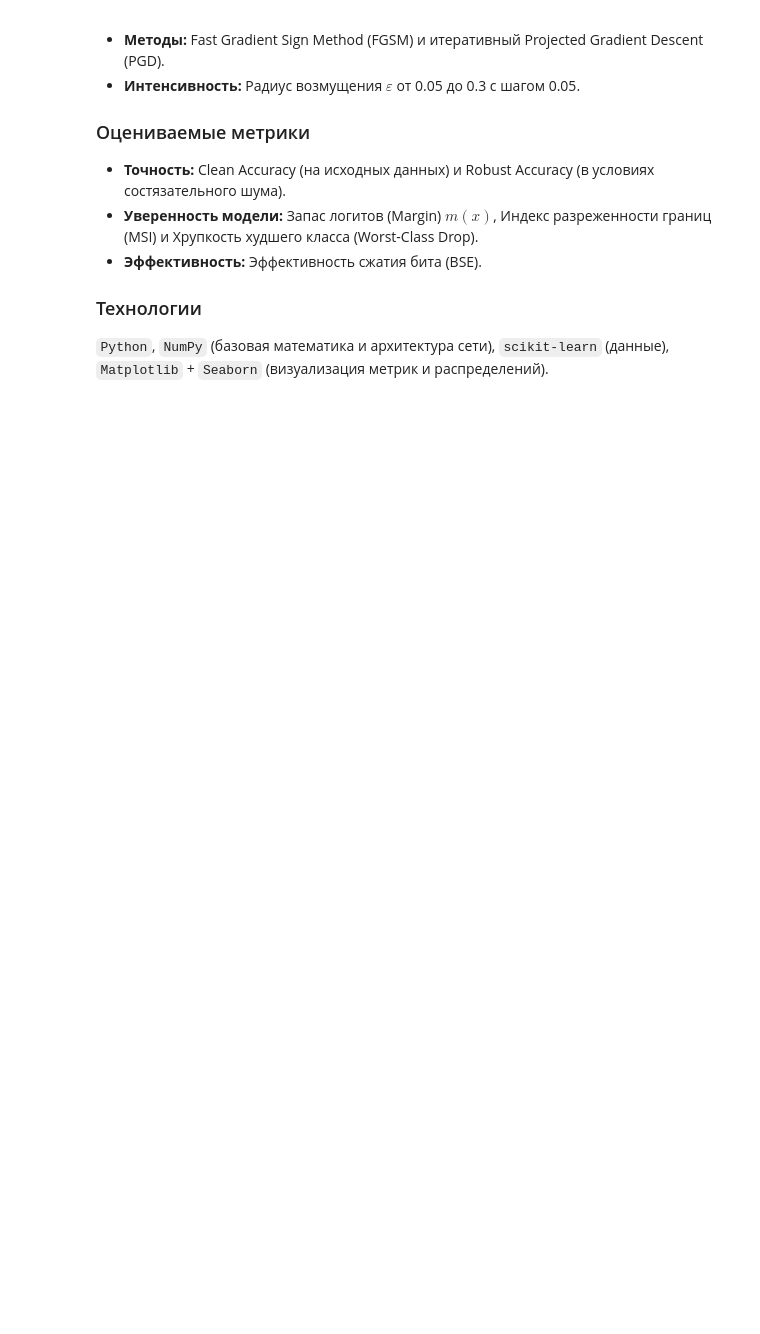
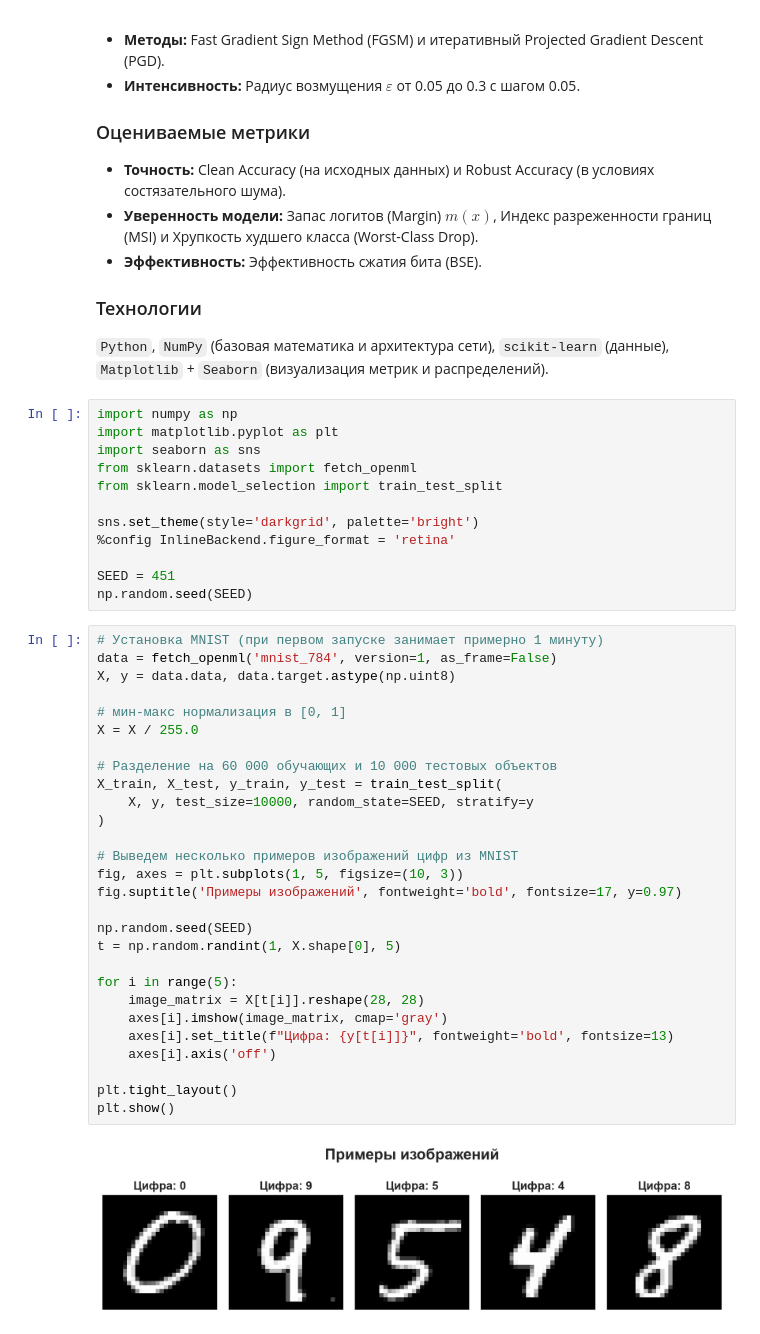
Before and after one commit to GreatDruk/nn-compression-robustness, a Jupyter notebook: nn_compression_experiment.ipynb, the cells around one changed output. Cells and saved outputs as stored; diff of their text form; blank space fills up the shorter version.

Commit message:
feat(notebook): install data

```diff
--- a/nn_compression_experiment.ipynb
+++ b/nn_compression_experiment.ipynb
@@ -34,3 +34,45 @@
 
 ### Технологии
 `Python`, `NumPy` (базовая математика и архитектура сети), `scikit-learn` (данные), `Matplotlib` + `Seaborn` (визуализация метрик и распределений).
+# %%
+import numpy as np
+import matplotlib.pyplot as plt
+import seaborn as sns
+from sklearn.datasets import fetch_openml
+from sklearn.model_selection import train_test_split
+
+sns.set_theme(style='darkgrid', palette='bright')
+%config InlineBackend.figure_format = 'retina'
+
+SEED = 451
+np.random.seed(SEED)
+# %%
+# Установка MNIST (при первом запуске занимает примерно 1 минуту)
+data = fetch_openml('mnist_784', version=1, as_frame=False)
+X, y = data.data, data.target.astype(np.uint8)
+
+# мин-макс нормализация в [0, 1]
+X = X / 255.0
+
+# Разделение на 60 000 обучающих и 10 000 тестовых объектов
+X_train, X_test, y_train, y_test = train_test_split(
+    X, y, test_size=10000, random_state=SEED, stratify=y
+)
+
+# Выведем несколько примеров изображений цифр из MNIST
+fig, axes = plt.subplots(1, 5, figsize=(10, 3))
+fig.suptitle('Примеры изображений', fontweight='bold', fontsize=17, y=0.97)
+
+np.random.seed(SEED)
+t = np.random.randint(1, X.shape[0], 5)
+
+for i in range(5):
+    image_matrix = X[t[i]].reshape(28, 28)
+    axes[i].imshow(image_matrix, cmap='gray')
+    axes[i].set_title(f"Цифра: {y[t[i]]}", fontweight='bold', fontsize=13)
+    axes[i].axis('off')
+
+plt.tight_layout()
+plt.show()
+# %% [output]
+[figure, added]
```
Also changed, not shown: 1 other file.
